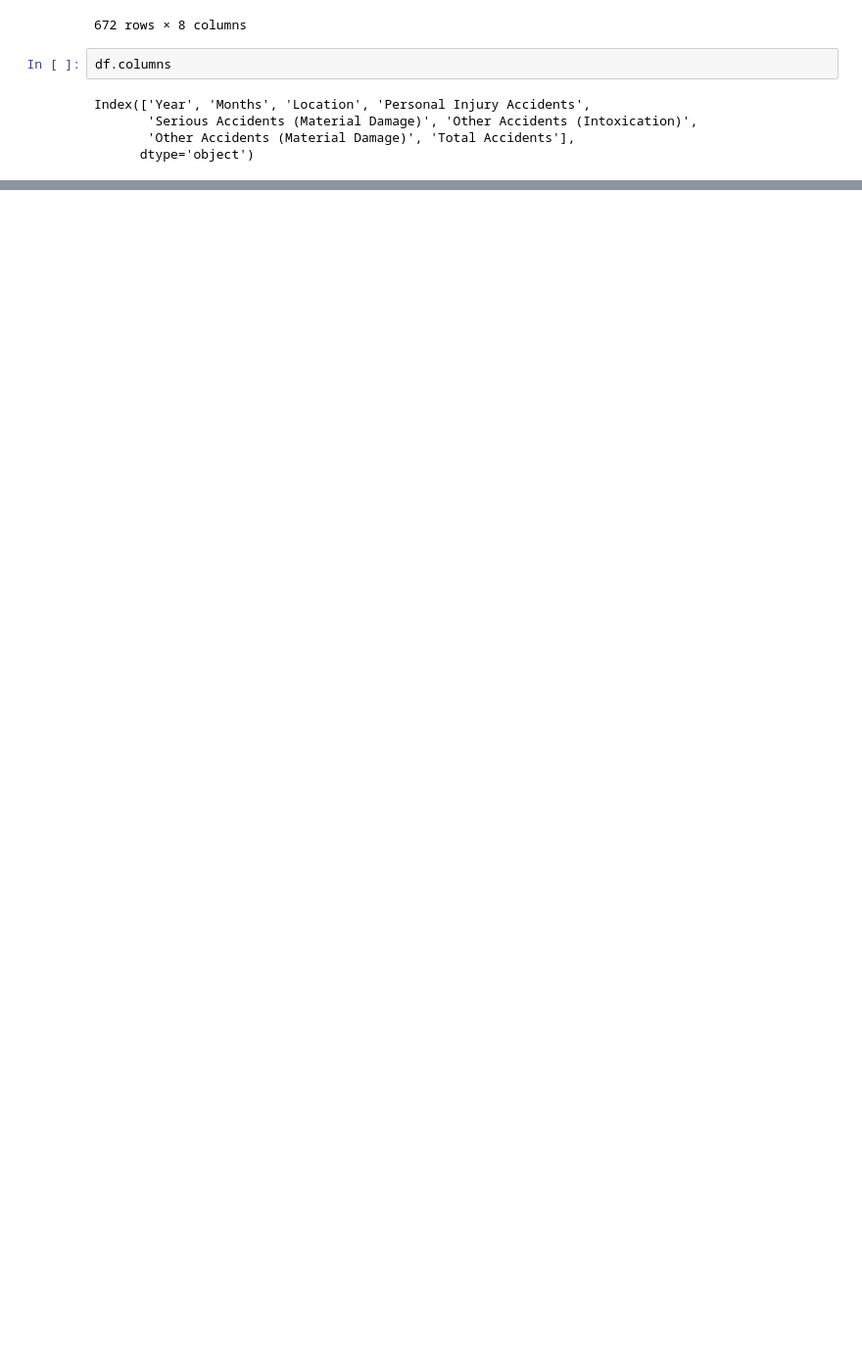
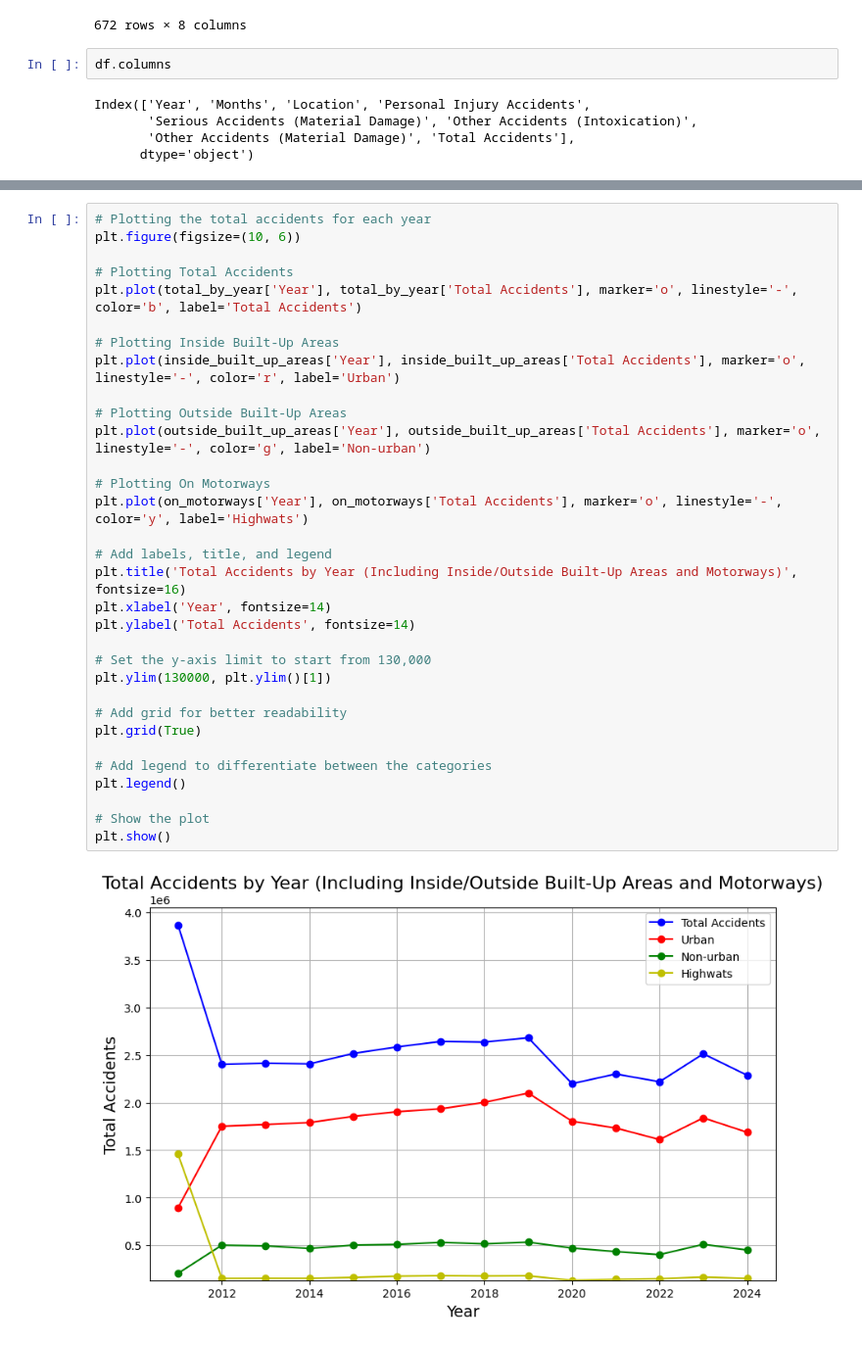
Before and after one commit to TheHessianBo/Traffic-Accidents-Germany, a Jupyter notebook: Traffic Accidents EDA.ipynb, the cells around one changed output, grey strips where cells are left out. Shown at 98% size. Cells and saved outputs as stored; diff of their text form; blank space fills up the shorter version.

```diff
--- a/Traffic Accidents EDA.ipynb
+++ b/Traffic Accidents EDA.ipynb
@@ -32,0 +84,34 @@ Index(['Year', 'Months', 'Location', 'Personal Injury Accidents',
+# %%
+# Plotting the total accidents for each year
+plt.figure(figsize=(10, 6))
+
+# Plotting Total Accidents
+plt.plot(total_by_year['Year'], total_by_year['Total Accidents'], marker='o', linestyle='-', color='b', label='Total Accidents')
+
+# Plotting Inside Built-Up Areas
+plt.plot(inside_built_up_areas['Year'], inside_built_up_areas['Total Accidents'], marker='o', linestyle='-', color='r', label='Urban')
+
+# Plotting Outside Built-Up Areas
+plt.plot(outside_built_up_areas['Year'], outside_built_up_areas['Total Accidents'], marker='o', linestyle='-', color='g', label='Non-urban')
+
+# Plotting On Motorways
+plt.plot(on_motorways['Year'], on_motorways['Total Accidents'], marker='o', linestyle='-', color='y', label='Highwats')
+
+# Add labels, title, and legend
+plt.title('Total Accidents by Year (Including Inside/Outside Built-Up Areas and Motorways)', fontsize=16)
+plt.xlabel('Year', fontsize=14)
+plt.ylabel('Total Accidents', fontsize=14)
+
+# Set the y-axis limit to start from 130,000
+plt.ylim(130000, plt.ylim()[1])
+
+# Add grid for better readability
+plt.grid(True)
+
+# Add legend to differentiate between the categories
+plt.legend()
+
+# Show the plot
+plt.show()
+# %% [output]
+[figure, added]
```
Also changed, not shown: parts of 8 cells of this notebook, 6 other files.
